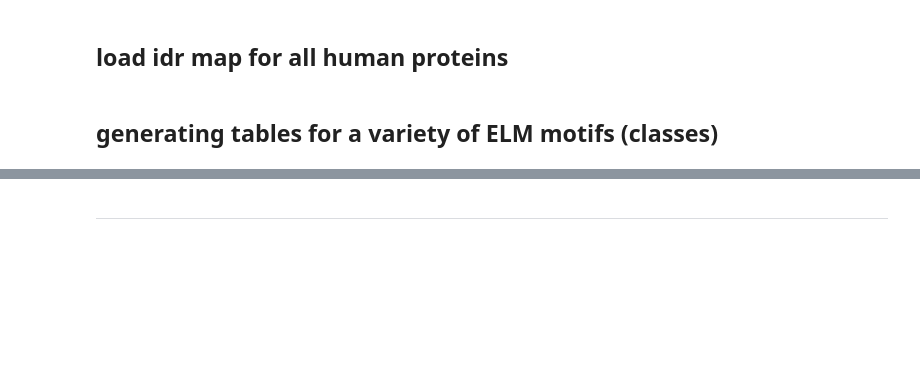
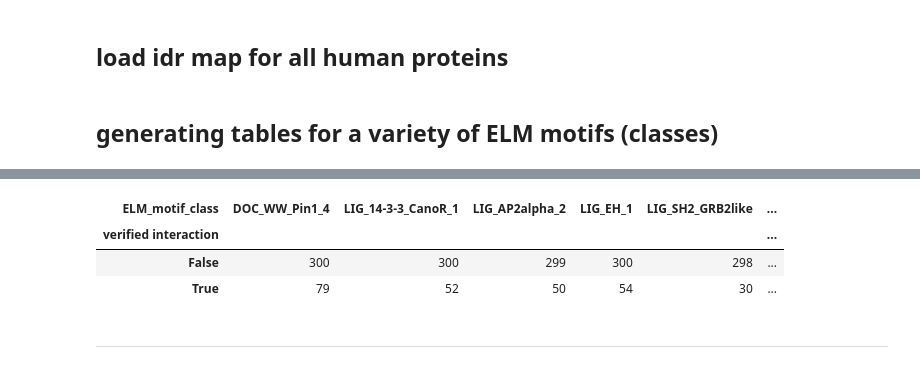
Before and after one commit to jacksonh1/slim_conservation_benchmark, a Jupyter notebook: src/data_processing/benchmark_generation/build_table/benchmark_table.ipynb, the cells around one changed output, grey strips where cells are left out. Drawn from its saved outputs; the diff is of its cells as text; code cells hidden in the pictures; blank space fills up the shorter version.

```diff
--- a/src/data_processing/benchmark_generation/build_table/benchmark_table.ipynb
+++ b/src/data_processing/benchmark_generation/build_table/benchmark_table.ipynb
@@ -327,3 +347,10 @@ elms_df
+# %%
+elms_df.groupby('verified interaction')['ELM_motif_class'].value_counts().unstack()
+# %% [output]
+| ELM_motif_class | DOC_WW_Pin1_4 | LIG_14-3-3_CanoR_1 | LIG_AP2alpha_2 | LIG_EH_1 | LIG_SH2_GRB2like | ... |
+| verified interaction |  |  |  |  |  | ... |
+| False | 300 | 300 | 299 | 300 | 298 | ... |
+| True | 79 | 52 | 50 | 54 | 30 | ... |
 # %% [markdown]
 ---
 # %% [markdown]
```
Also changed, not shown: parts of 18 cells of this notebook, 12 other files.
